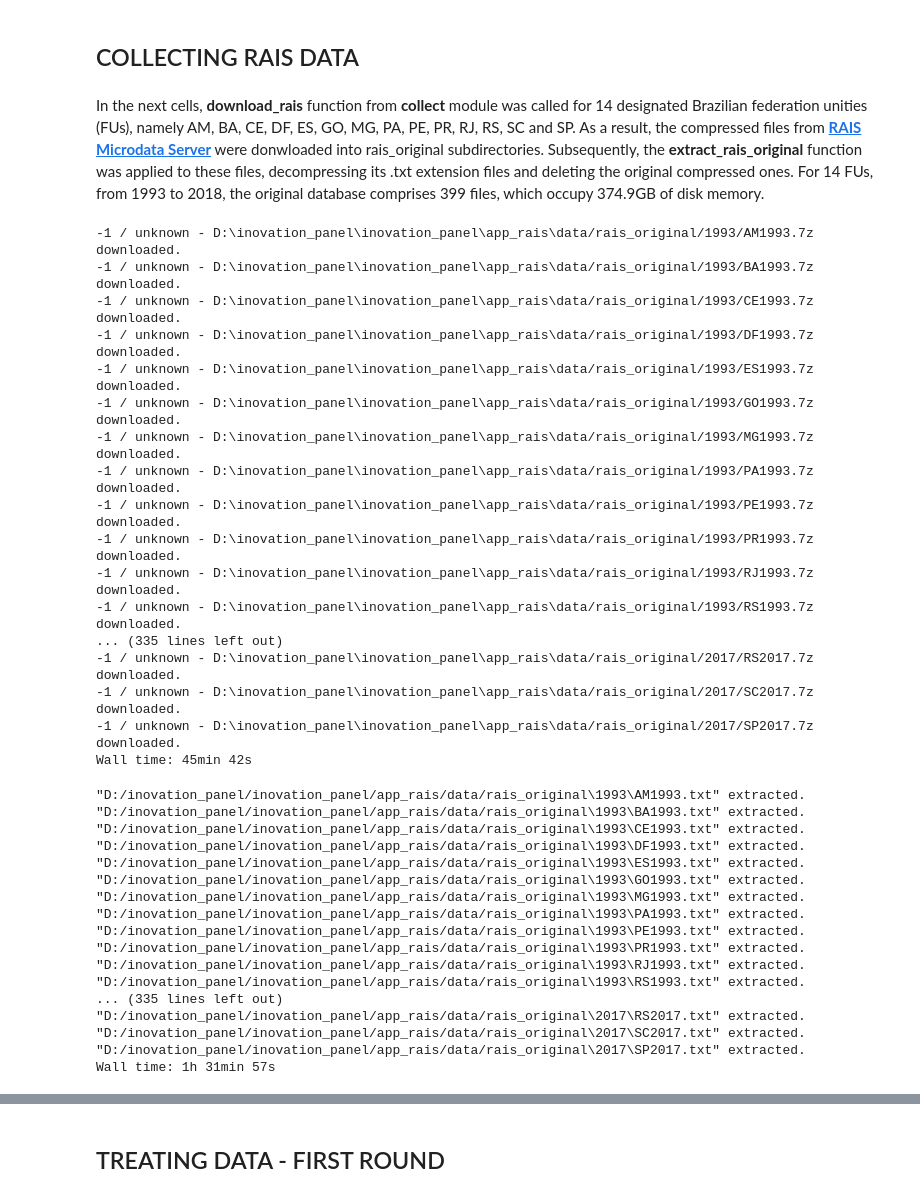
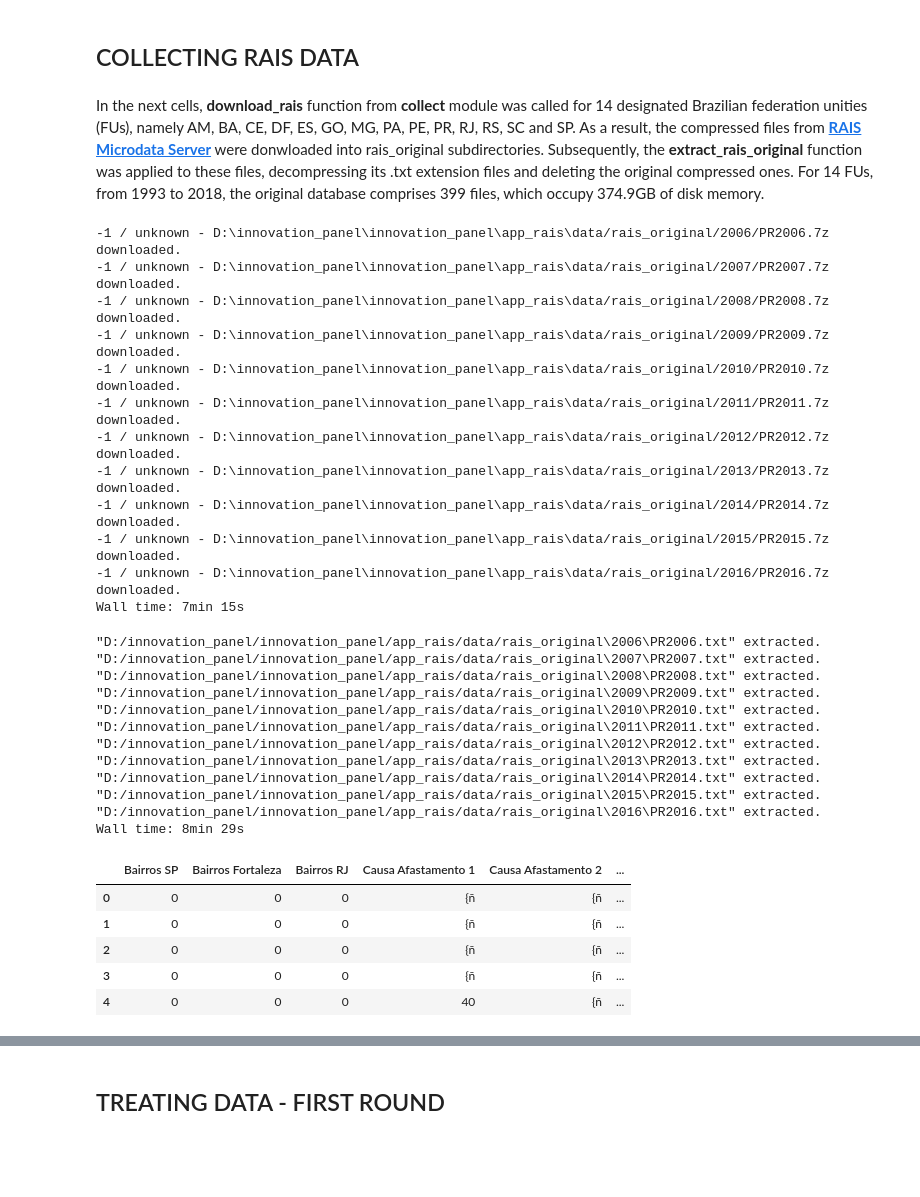
Before and after one commit to augustogeog/innovation_panel, a Jupyter notebook: 0_collecting_and_treating_RAIS_data.ipynb, the cells around one changed output, grey strips where cells are left out. Cells and saved outputs as stored; diff of their text form; code cells hidden in the pictures; blank space fills up the shorter version.

```diff
--- a/0_collecting_and_treating_RAIS_data.ipynb
+++ b/0_collecting_and_treating_RAIS_data.ipynb
@@ -46,52 +48,52 @@ from app_rais.collect import extract_rais_original
 # %% [markdown]
 ## COLLECTING RAIS DATA
 # %% [markdown]
-In the next cells, **download_rais** function from **collect** module was called for 14 designated Brazilian federation unities (FUs), namely AM, BA, CE, DF, ES, GO, MG, PA, PE, PR, RJ, RS, SC and SP. As a result, the compressed files from **[RAIS Microdata Server](ftp://ftp.mtps.gov.br/pdet/microdados/RAIS/)** were donwloaded into rais_original subdirectories. Subsequently, the **extract_rais_original** function was applied to these files, decompressing its .txt extension files and deleting the original compressed ones. For 14 FUs, from 1993 to 2018, the original database comprises 399 files, which occupy 374.9GB of disk memory.
+In the next cells, **download_rais** function from **collect** module was called for 14 designated Brazilian federation unities (FUs), namely AM, BA, CE, DF, ES, GO, MG, PA, PE, PR, RJ, RS, SC and SP. As a result, the compressed files from **[RAIS Microdata Server](http://pdet.mte.gov.br/microdados-rais-e-caged)** were donwloaded into rais_original subdirectories. Subsequently, the **extract_rais_original** function was applied to these files, decompressing its .txt extension files and deleting the original compressed ones. For 14 FUs, from 1993 to 2018, the original database comprises 399 files, which occupy 374.9GB of disk memory.
 # %%
 %%time
 download_rais(
-    list_ufs=['AM', 'BA', 'CE', 'DF', 'ES', 'GO', 'MG','PA','PE','PR','RJ','RS','SC','SP']
-    , list_year=list(range(1993,2018))
+    list_ufs=['PR']
+    , list_year=list(range(2006,2017))
 )
 # %% [output]
--1 / unknown - D:\inovation_panel\inovation_panel\app_rais\data/rais_original/1993/AM1993.7z downloaded.
--1 / unknown - D:\inovation_panel\inovation_panel\app_rais\data/rais_original/1993/BA1993.7z downloaded.
--1 / unknown - D:\inovation_panel\inovation_panel\app_rais\data/rais_original/1993/CE1993.7z downloaded.
--1 / unknown - D:\inovation_panel\inovation_panel\app_rais\data/rais_original/1993/DF1993.7z downloaded.
--1 / unknown - D:\inovation_panel\inovation_panel\app_rais\data/rais_original/1993/ES1993.7z downloaded.
--1 / unknown - D:\inovation_panel\inovation_panel\app_rais\data/rais_original/1993/GO1993.7z downloaded.
--1 / unknown - D:\inovation_panel\inovation_panel\app_rais\data/rais_original/1993/MG1993.7z downloaded.
--1 / unknown - D:\inovation_panel\inovation_panel\app_rais\data/rais_original/1993/PA1993.7z downloaded.
--1 / unknown - D:\inovation_panel\inovation_panel\app_rais\data/rais_original/1993/PE1993.7z downloaded.
--1 / unknown - D:\inovation_panel\inovation_panel\app_rais\data/rais_original/1993/PR1993.7z downloaded.
--1 / unknown - D:\inovation_panel\inovation_panel\app_rais\data/rais_original/1993/RJ1993.7z downloaded.
--1 / unknown - D:\inovation_panel\inovation_panel\app_rais\data/rais_original/1993/RS1993.7z downloaded.
-... (335 lines left out)
--1 / unknown - D:\inovation_panel\inovation_panel\app_rais\data/rais_original/2017/RS2017.7z downloaded.
--1 / unknown - D:\inovation_panel\inovation_panel\app_rais\data/rais_original/2017/SC2017.7z downloaded.
--1 / unknown - D:\inovation_panel\inovation_panel\app_rais\data/rais_original/2017/SP2017.7z downloaded.
-Wall time: 45min 42s
+-1 / unknown - D:\innovation_panel\innovation_panel\app_rais\data/rais_original/2006/PR2006.7z downloaded.
+-1 / unknown - D:\innovation_panel\innovation_panel\app_rais\data/rais_original/2007/PR2007.7z downloaded.
+-1 / unknown - D:\innovation_panel\innovation_panel\app_rais\data/rais_original/2008/PR2008.7z downloaded.
+-1 / unknown - D:\innovation_panel\innovation_panel\app_rais\data/rais_original/2009/PR2009.7z downloaded.
+-1 / unknown - D:\innovation_panel\innovation_panel\app_rais\data/rais_original/2010/PR2010.7z downloaded.
+-1 / unknown - D:\innovation_panel\innovation_panel\app_rais\data/rais_original/2011/PR2011.7z downloaded.
+-1 / unknown - D:\innovation_panel\innovation_panel\app_rais\data/rais_original/2012/PR2012.7z downloaded.
+-1 / unknown - D:\innovation_panel\innovation_panel\app_rais\data/rais_original/2013/PR2013.7z downloaded.
+-1 / unknown - D:\innovation_panel\innovation_panel\app_rais\data/rais_original/2014/PR2014.7z downloaded.
+-1 / unknown - D:\innovation_panel\innovation_panel\app_rais\data/rais_original/2015/PR2015.7z downloaded.
+-1 / unknown - D:\innovation_panel\innovation_panel\app_rais\data/rais_original/2016/PR2016.7z downloaded.
+Wall time: 7min 15s
 # %%
 %%time
 extract_rais_original(
-    path_pattern='D:/inovation_panel/inovation_panel/app_rais/data/rais_original/**/**.7z'
+    path_pattern='D:/innovation_panel/innovation_panel/app_rais/data/rais_original/**/**.7z'
     , remove_7z=True
 )
 # %% [output]
-"D:/inovation_panel/inovation_panel/app_rais/data/rais_original\1993\AM1993.txt" extracted.
-"D:/inovation_panel/inovation_panel/app_rais/data/rais_original\1993\BA1993.txt" extracted.
-"D:/inovation_panel/inovation_panel/app_rais/data/rais_original\1993\CE1993.txt" extracted.
-"D:/inovation_panel/inovation_panel/app_rais/data/rais_original\1993\DF1993.txt" extracted.
-"D:/inovation_panel/inovation_panel/app_rais/data/rais_original\1993\ES1993.txt" extracted.
-"D:/inovation_panel/inovation_panel/app_rais/data/rais_original\1993\GO1993.txt" extracted.
-"D:/inovation_panel/inovation_panel/app_rais/data/rais_original\1993\MG1993.txt" extracted.
-"D:/inovation_panel/inovation_panel/app_rais/data/rais_original\1993\PA1993.txt" extracted.
-"D:/inovation_panel/inovation_panel/app_rais/data/rais_original\1993\PE1993.txt" extracted.
-"D:/inovation_panel/inovation_panel/app_rais/data/rais_original\1993\PR1993.txt" extracted.
-"D:/inovation_panel/inovation_panel/app_rais/data/rais_original\1993\RJ1993.txt" extracted.
-"D:/inovation_panel/inovation_panel/app_rais/data/rais_original\1993\RS1993.txt" extracted.
-... (335 lines left out)
-"D:/inovation_panel/inovation_panel/app_rais/data/rais_original\2017\RS2017.txt" extracted.
-"D:/inovation_panel/inovation_panel/app_rais/data/rais_original\2017\SC2017.txt" extracted.
-"D:/inovation_panel/inovation_panel/app_rais/data/rais_original\2017\SP2017.txt" extracted.
-Wall time: 1h 31min 57s
+"D:/innovation_panel/innovation_panel/app_rais/data/rais_original\2006\PR2006.txt" extracted.
+"D:/innovation_panel/innovation_panel/app_rais/data/rais_original\2007\PR2007.txt" extracted.
+"D:/innovation_panel/innovation_panel/app_rais/data/rais_original\2008\PR2008.txt" extracted.
+"D:/innovation_panel/innovation_panel/app_rais/data/rais_original\2009\PR2009.txt" extracted.
+"D:/innovation_panel/innovation_panel/app_rais/data/rais_original\2010\PR2010.txt" extracted.
+"D:/innovation_panel/innovation_panel/app_rais/data/rais_original\2011\PR2011.txt" extracted.
+"D:/innovation_panel/innovation_panel/app_rais/data/rais_original\2012\PR2012.txt" extracted.
+"D:/innovation_panel/innovation_panel/app_rais/data/rais_original\2013\PR2013.txt" extracted.
+"D:/innovation_panel/innovation_panel/app_rais/data/rais_original\2014\PR2014.txt" extracted.
+"D:/innovation_panel/innovation_panel/app_rais/data/rais_original\2015\PR2015.txt" extracted.
+"D:/innovation_panel/innovation_panel/app_rais/data/rais_original\2016\PR2016.txt" extracted.
+Wall time: 8min 29s
+# %%
+df_txt = pd.read_table('app_rais/data/rais_original/2006/PR2006.txt', sep=';', encoding='Latin-1', decimal=',');
+df_txt.head()
+# %% [output]
+|  | Bairros SP | Bairros Fortaleza | Bairros RJ | Causa Afastamento 1 | Causa Afastamento 2 | ... |
+| 0 | 0 | 0 | 0 | {ñ | {ñ | ... |
+| 1 | 0 | 0 | 0 | {ñ | {ñ | ... |
+| 2 | 0 | 0 | 0 | {ñ | {ñ | ... |
+| 3 | 0 | 0 | 0 | {ñ | {ñ | ... |
+| 4 | 0 | 0 | 0 | 40 | {ñ | ... |
```
Also changed, not shown: parts of 12 cells of this notebook, 52 other files.
